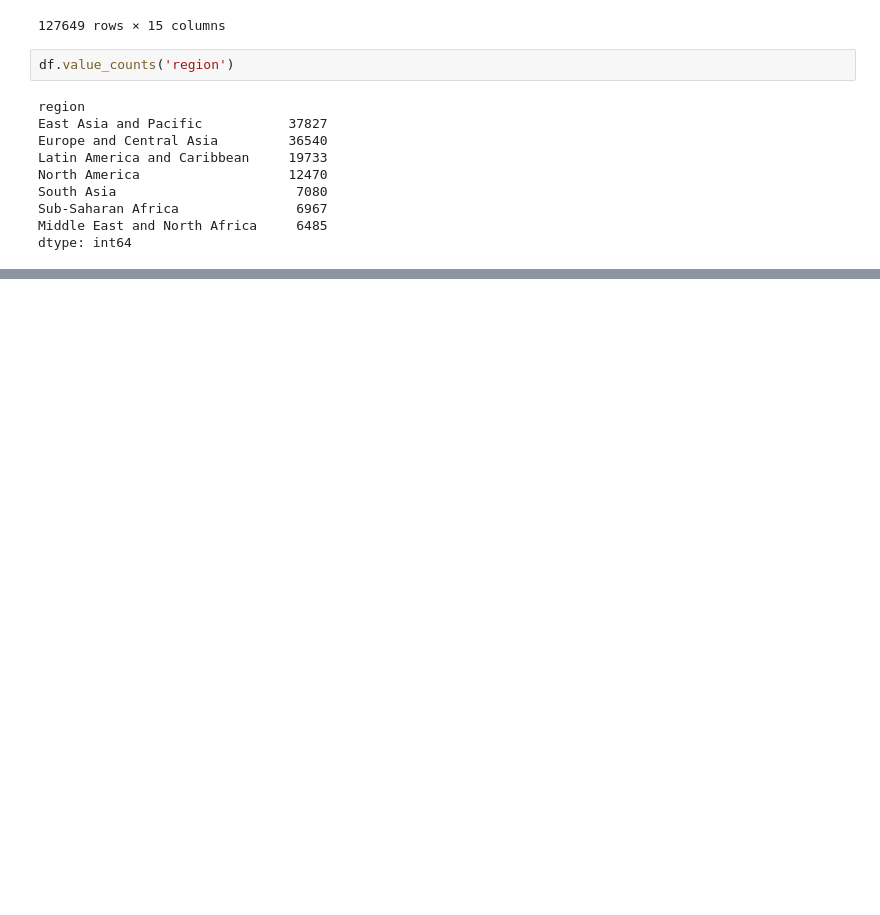
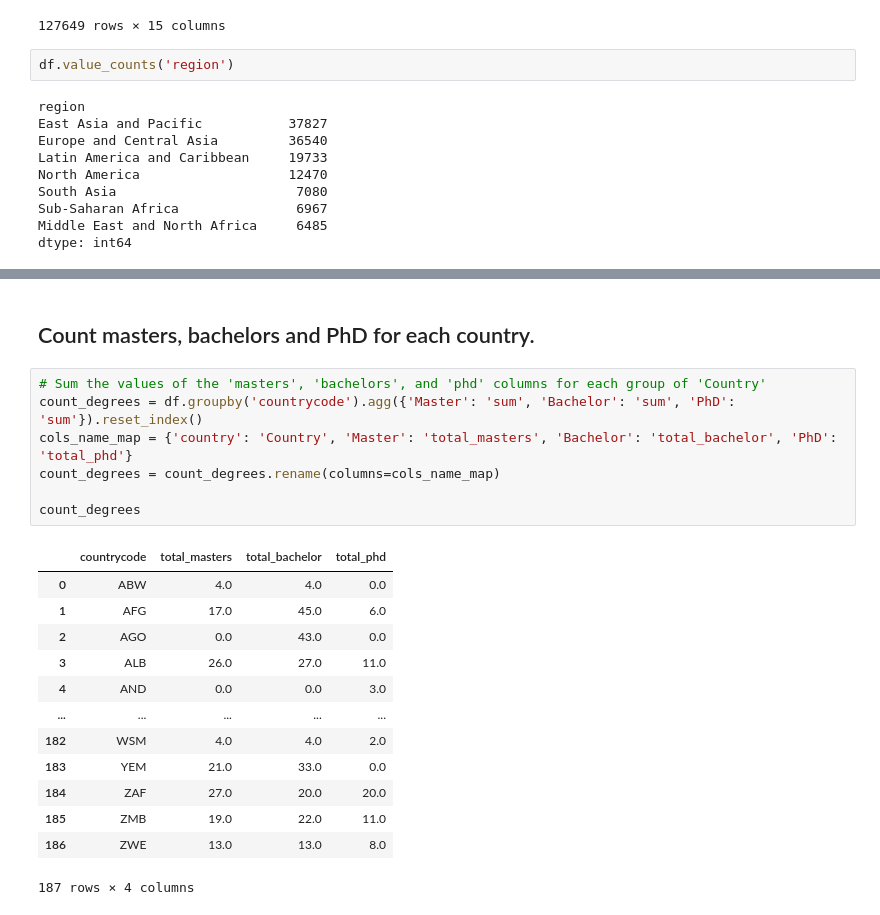
Before and after one commit to hannanmustajab/University-Enrolment-Dashboad-D3.js-, a Jupyter notebook: DV-Preprocessing.ipynb, the cells around one changed output, grey strips where cells are left out. Saved outputs shown, nothing was run; the diff lists cells and outputs as text; blank space fills up the shorter version.

```diff
--- a/DV-Preprocessing.ipynb
+++ b/DV-Preprocessing.ipynb
@@ -327,0 +390,23 @@ dtype: int64
+# %% [markdown]
+## Count masters, bachelors and PhD for each country.
+# %%
+# Sum the values of the 'masters', 'bachelors', and 'phd' columns for each group of 'Country'
+count_degrees = df.groupby('countrycode').agg({'Master': 'sum', 'Bachelor': 'sum', 'PhD': 'sum'}).reset_index()
+cols_name_map = {'country': 'Country', 'Master': 'total_masters', 'Bachelor': 'total_bachelor', 'PhD': 'total_phd'}
+count_degrees = count_degrees.rename(columns=cols_name_map)
+
+count_degrees
+# %% [output]
+|  | countrycode | total_masters | total_bachelor | total_phd |
+| 0 | ABW | 4.0 | 4.0 | 0.0 |
+| 1 | AFG | 17.0 | 45.0 | 6.0 |
+| 2 | AGO | 0.0 | 43.0 | 0.0 |
+| 3 | ALB | 26.0 | 27.0 | 11.0 |
+| 4 | AND | 0.0 | 0.0 | 3.0 |
+| ... | ... | ... | ... | ... |
+| 182 | WSM | 4.0 | 4.0 | 2.0 |
+| 183 | YEM | 21.0 | 33.0 | 0.0 |
+| 184 | ZAF | 27.0 | 20.0 | 20.0 |
+| 185 | ZMB | 19.0 | 22.0 | 11.0 |
+| 186 | ZWE | 13.0 | 13.0 | 8.0 |
+187 rows × 4 columns
```
Also changed, not shown: parts of 13 cells of this notebook, 17 other files.
